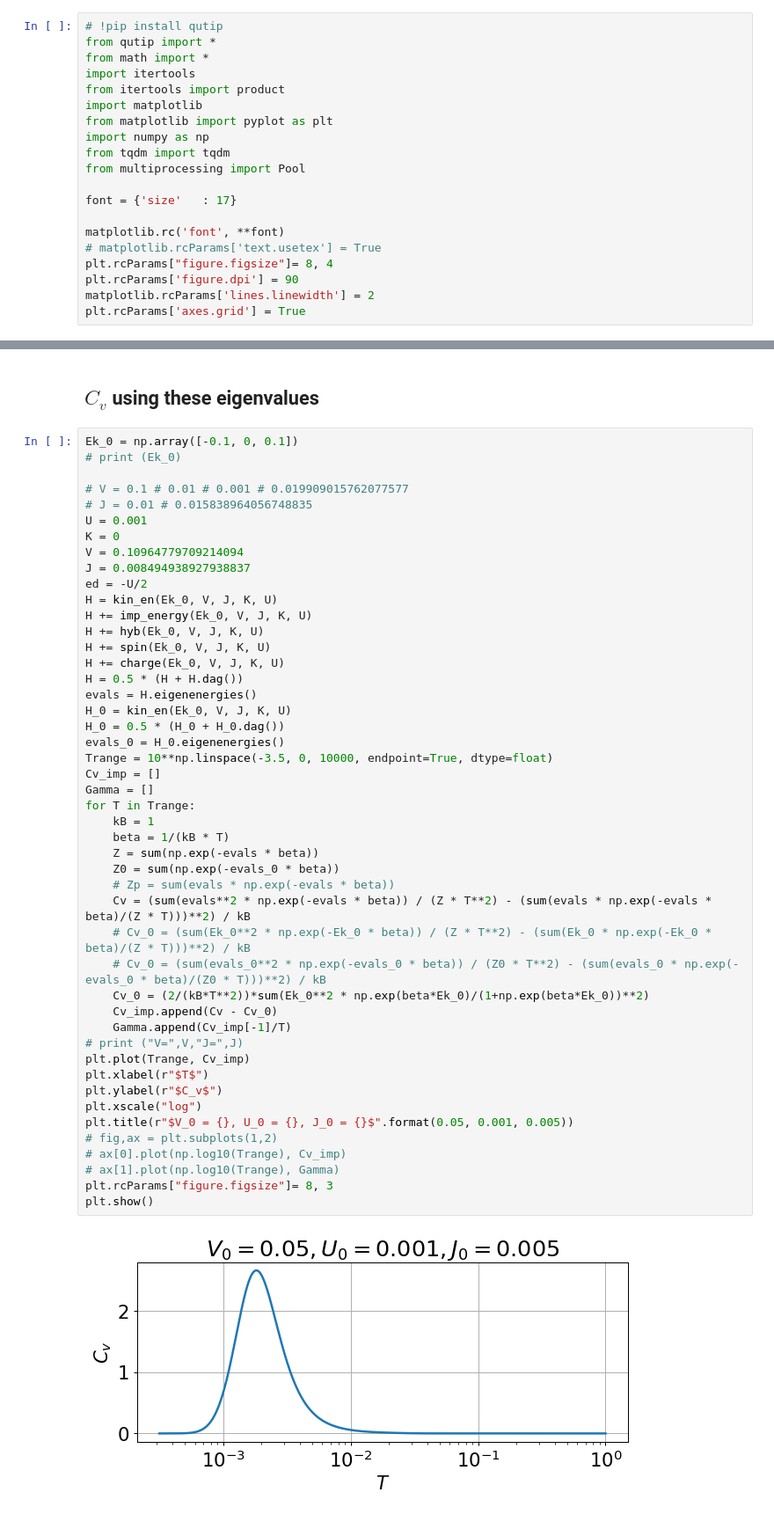
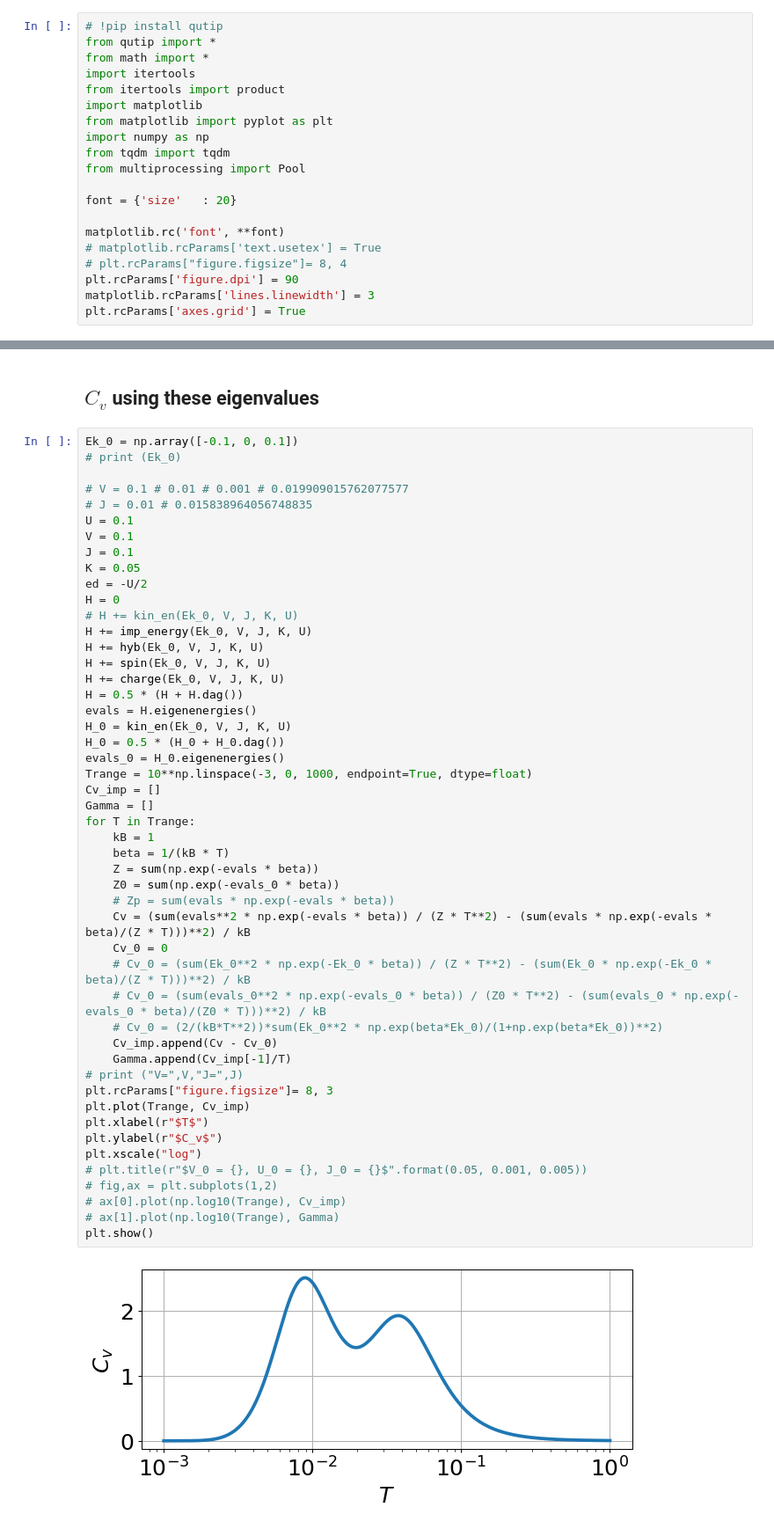
Before and after one commit to abhirup-m/Anderson-Impurity-Model-URG, a Jupyter notebook: reverse_RG/sp_heat.ipynb, the cells around one changed output, grey strips where cells are left out. Shown at 88% size. Drawn from its saved outputs; the diff is of its cells as text.

```diff
--- a/reverse_RG/sp_heat.ipynb
+++ b/reverse_RG/sp_heat.ipynb
@@ -10,13 +10,13 @@ import numpy as np
 from tqdm import tqdm
 from multiprocessing import Pool
 
-font = {'size'   : 17}
+font = {'size'   : 20}
 
 matplotlib.rc('font', **font)
 # matplotlib.rcParams['text.usetex'] = True
-plt.rcParams["figure.figsize"]= 8, 4
+# plt.rcParams["figure.figsize"]= 8, 4
 plt.rcParams['figure.dpi'] = 90
-matplotlib.rcParams['lines.linewidth'] = 2
+matplotlib.rcParams['lines.linewidth'] = 3
 plt.rcParams['axes.grid'] = True
 # %% [markdown]
 ## Impurity Specific Heat
@@ -351,46 +351,48 @@ Ek_0 = np.array([-0.1, 0, 0.1])
 
 # V = 0.1 # 0.01 # 0.001 # 0.019909015762077577
 # J = 0.01 # 0.015838964056748835
-U = 0.001
-K = 0
-V = 0.10964779709214094
-J = 0.008494938927938837
+U = 0.1
+V = 0.1
+J = 0.1
+K = 0.05
 ed = -U/2
-H = kin_en(Ek_0, V, J, K, U)
+H = 0
+# H += kin_en(Ek_0, V, J, K, U)
 H += imp_energy(Ek_0, V, J, K, U)
 H += hyb(Ek_0, V, J, K, U)
 H += spin(Ek_0, V, J, K, U)
 H += charge(Ek_0, V, J, K, U)
 H = 0.5 * (H + H.dag())
 evals = H.eigenenergies()
 H_0 = kin_en(Ek_0, V, J, K, U)
 H_0 = 0.5 * (H_0 + H_0.dag())
 evals_0 = H_0.eigenenergies()
-Trange = 10**np.linspace(-3.5, 0, 10000, endpoint=True, dtype=float)
+Trange = 10**np.linspace(-3, 0, 1000, endpoint=True, dtype=float)
 Cv_imp = []
 Gamma = []
 for T in Trange:
     kB = 1
     beta = 1/(kB * T)
     Z = sum(np.exp(-evals * beta))
     Z0 = sum(np.exp(-evals_0 * beta))
     # Zp = sum(evals * np.exp(-evals * beta))
     Cv = (sum(evals**2 * np.exp(-evals * beta)) / (Z * T**2) - (sum(evals * np.exp(-evals * beta)/(Z * T)))**2) / kB
+    Cv_0 = 0
     # Cv_0 = (sum(Ek_0**2 * np.exp(-Ek_0 * beta)) / (Z * T**2) - (sum(Ek_0 * np.exp(-Ek_0 * beta)/(Z * T)))**2) / kB
     # Cv_0 = (sum(evals_0**2 * np.exp(-evals_0 * beta)) / (Z0 * T**2) - (sum(evals_0 * np.exp(-evals_0 * beta)/(Z0 * T)))**2) / kB
-    Cv_0 = (2/(kB*T**2))*sum(Ek_0**2 * np.exp(beta*Ek_0)/(1+np.exp(beta*Ek_0))**2)
+    # Cv_0 = (2/(kB*T**2))*sum(Ek_0**2 * np.exp(beta*Ek_0)/(1+np.exp(beta*Ek_0))**2)
     Cv_imp.append(Cv - Cv_0)
     Gamma.append(Cv_imp[-1]/T)
 # print ("V=",V,"J=",J)
+plt.rcParams["figure.figsize"]= 8, 3
 plt.plot(Trange, Cv_imp)
 plt.xlabel(r"$T$")
 plt.ylabel(r"$C_v$")
 plt.xscale("log")
-plt.title(r"$V_0 = {}, U_0 = {}, J_0 = {}$".format(0.05, 0.001, 0.005))
+# plt.title(r"$V_0 = {}, U_0 = {}, J_0 = {}$".format(0.05, 0.001, 0.005))
 # fig,ax = plt.subplots(1,2)
 # ax[0].plot(np.log10(Trange), Cv_imp)
 # ax[1].plot(np.log10(Trange), Gamma)
-plt.rcParams["figure.figsize"]= 8, 3
 plt.show()
 # %% [output]
-[figure, old version]
+[figure, new version]
```
Also changed, not shown: 8 other files.
